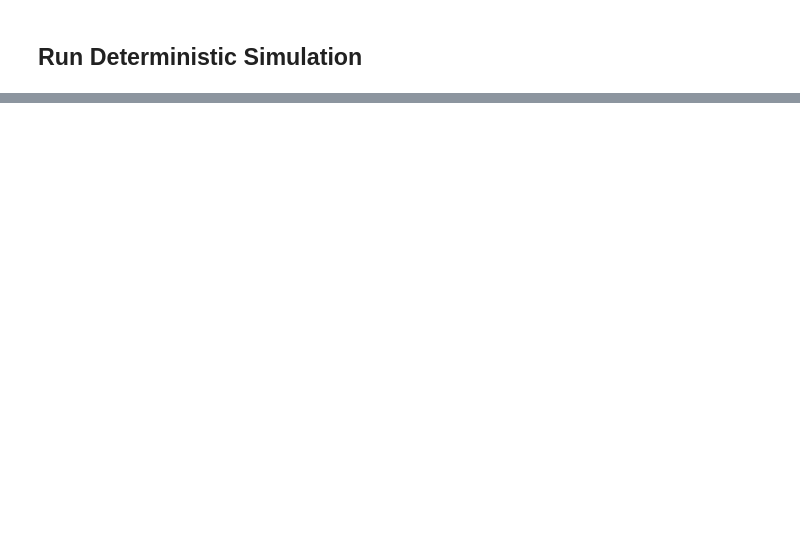
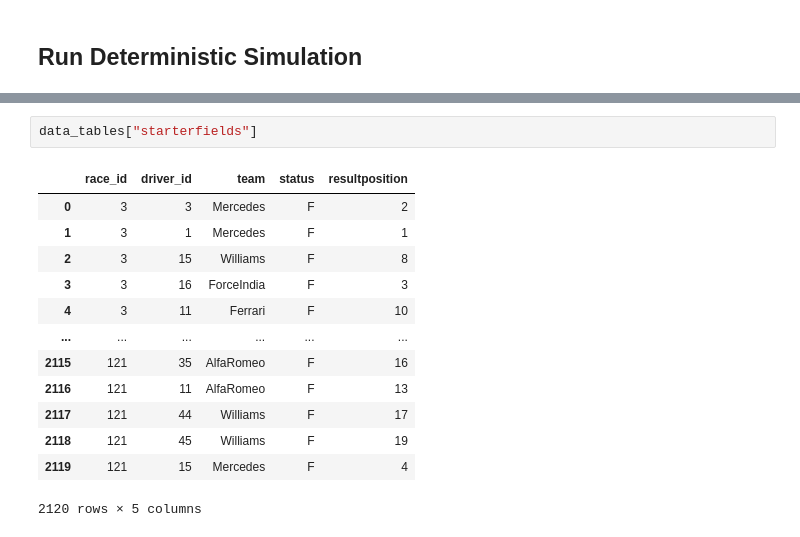
Before and after one commit to emy-olivieri/Formula_1_Race_Time_Simulation_and_Strategy_Optimization, a Jupyter notebook: notebooks/analyse_run.ipynb, the cells around one changed output, grey strips where cells are left out. Cells and saved outputs as stored; diff of their text form; blank space fills up the shorter version.

```diff
--- a/notebooks/analyse_run.ipynb
+++ b/notebooks/analyse_run.ipynb
@@ -158,0 +204,16 @@ Simulation completed for: YasMarina
+# %%
+data_tables["starterfields"]
+# %% [output]
+|  | race_id | driver_id | team | status | resultposition |
+| 0 | 3 | 3 | Mercedes | F | 2 |
+| 1 | 3 | 1 | Mercedes | F | 1 |
+| 2 | 3 | 15 | Williams | F | 8 |
+| 3 | 3 | 16 | ForceIndia | F | 3 |
+| 4 | 3 | 11 | Ferrari | F | 10 |
+| ... | ... | ... | ... | ... | ... |
+| 2115 | 121 | 35 | AlfaRomeo | F | 16 |
+| 2116 | 121 | 11 | AlfaRomeo | F | 13 |
+| 2117 | 121 | 44 | Williams | F | 17 |
+| 2118 | 121 | 45 | Williams | F | 19 |
+| 2119 | 121 | 15 | Mercedes | F | 4 |
+2120 rows × 5 columns
```
Also changed, not shown: parts of 8 cells of this notebook, 8 other files.
